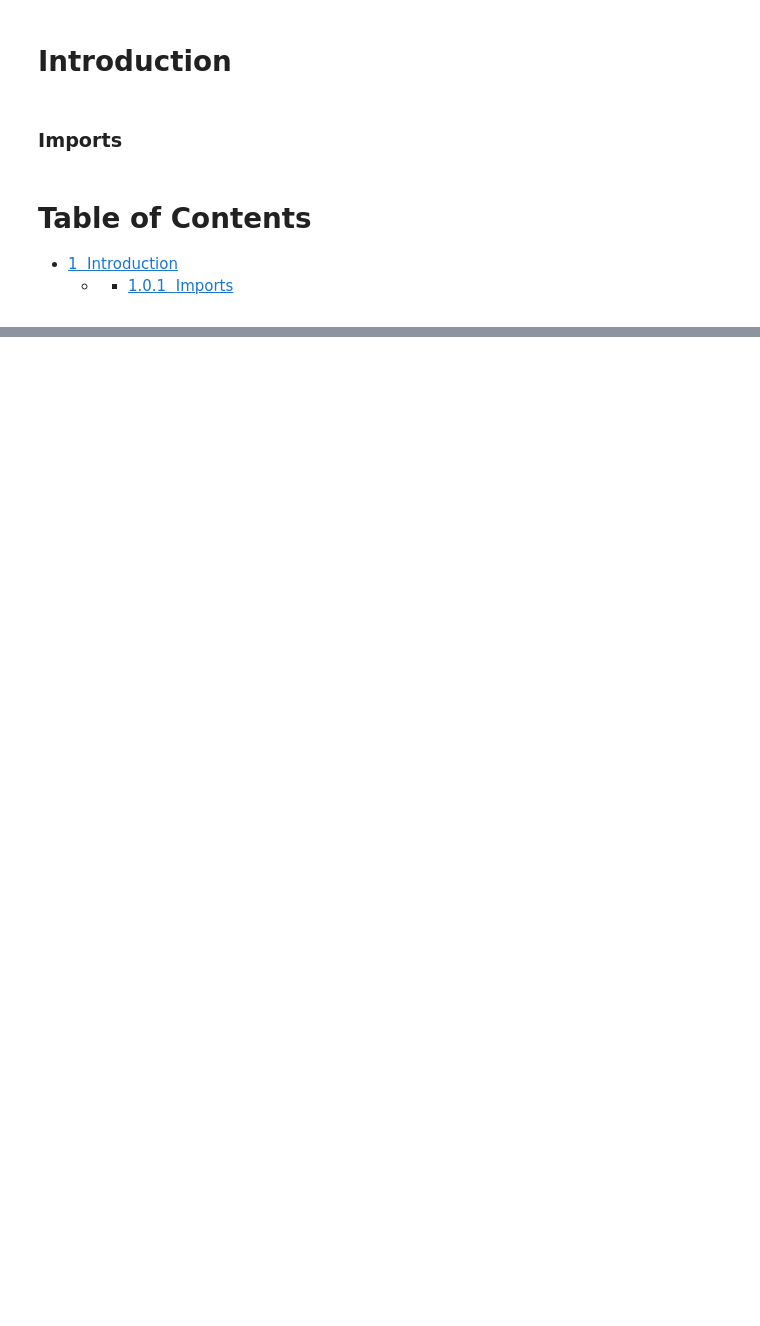
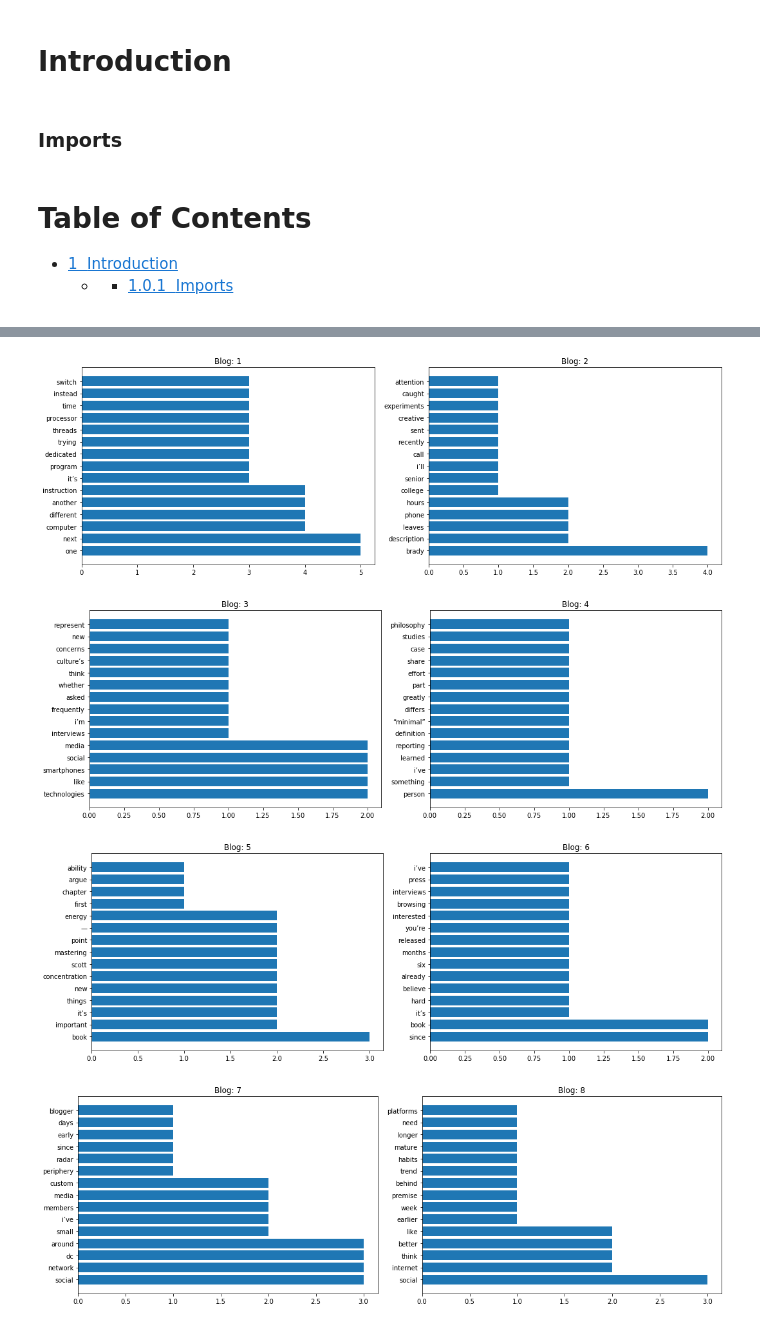
Before and after one commit to marshall7m/thinkful-data-science, a Jupyter notebook: web_scraping/cal_newport_blog_scraper.ipynb, the cells around one changed output, grey strips where cells are left out. Saved outputs shown, nothing was run; the diff lists cells and outputs as text; code cells hidden in the pictures; blank space fills up the shorter version.

Commit message:
finish question design and start web scape visualizations

```diff
--- a/web_scraping/cal_newport_blog_scraper.ipynb
+++ b/web_scraping/cal_newport_blog_scraper.ipynb
@@ -66,8 +84,38 @@ df['text'] = df['text'].apply(lambda x: ''.join(x))
+# %%
+stop_words = set(stopwords.words('english'))
+
+def no_stop(text):
+    important_words = []
+    for word in text:
+        if word not in list(stop_words) and word != '':
+            important_words.append(word)
+    return important_words
 # %%
 pattern = '[!"#$%&\'()*+,./:;<=>?@[\\]^_`{|}~]'
 
-df['count_text'] = df['text'].apply(lambda x: re.sub(pattern, "", x).split(' '))
-
+df['count_text'] = df['text'].apply(lambda x: re.sub(pattern, "", x.lower()).split(' '))
+df['count_text'] = df['count_text'].apply(lambda x: no_stop(x))
 df['count_text'] = df['count_text'].apply(lambda x: Counter(x))
-
-df['count_text'][0]
+df['most_common_words'] = df['count_text'].apply(lambda x: dict(x.most_common(15)))
+# %%
+next_i = 0
+
+for i in range(len(df)):
+    try:
+        plt.figure(figsize=(15,5))
+        plt.subplot(1,2,1)
+        plt.barh(list(df['most_common_words'][i+next_i].keys()), list(df['most_common_words'][i+next_i].values()))
+        plt.title('Blog: ' + str(i+next_i+1))
+        next_i += 1
+        plt.subplot(1,2,2)
+        plt.barh(list(df['most_common_words'][i+next_i].keys()), list(df['most_common_words'][i+next_i].values()))
+        plt.title('Blog: ' + str(i+next_i+1))
+        plt.tight_layout()
+        plt.show()
+    except KeyError:
+        break
+# %% [output]
+[figure, added]
+[figure, added]
+[figure, added]
+[figure, added]
```
Also changed, not shown: parts of 5 cells of this notebook, 2 other files.
